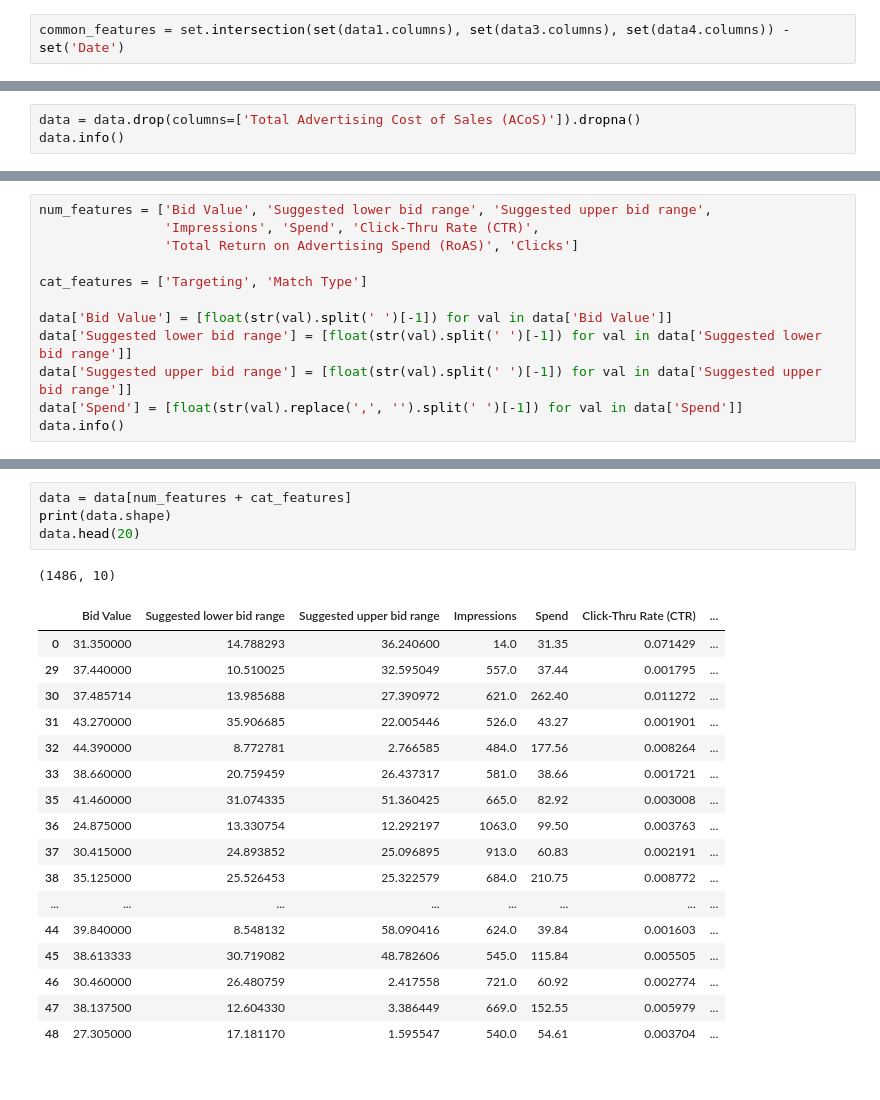
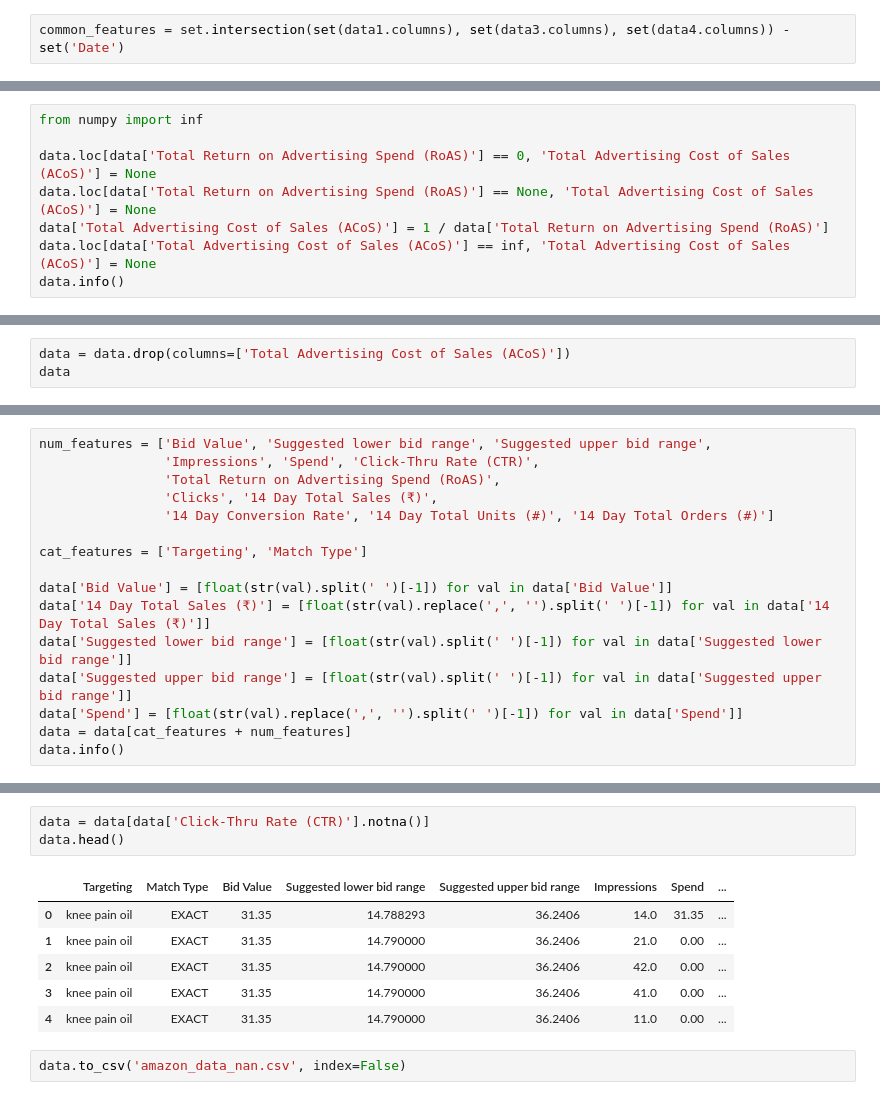
Before and after one commit to yokomeow/ad-campaign-RL, a Jupyter notebook: explore_dataset.ipynb, the cells around one changed output, grey strips where cells are left out. Cells and saved outputs as stored; diff of their text form.

```diff
--- a/explore_dataset.ipynb
+++ b/explore_dataset.ipynb
@@ -67,7 +71,12 @@ Data columns (total 20 columns):
 dtypes: float64(8), object(12)
 memory usage: 497.6+ KB
 # %%
-data = data.drop(columns=['Total Advertising Cost of Sales (ACoS)']).dropna()
+from numpy import inf
+
+data.loc[data['Total Return on Advertising Spend (RoAS)'] == 0, 'Total Advertising Cost of Sales (ACoS)'] = None
+data.loc[data['Total Return on Advertising Spend (RoAS)'] == None, 'Total Advertising Cost of Sales (ACoS)'] = None
+data['Total Advertising Cost of Sales (ACoS)'] = 1 / data['Total Return on Advertising Spend (RoAS)']
+data.loc[data['Total Advertising Cost of Sales (ACoS)'] == inf, 'Total Advertising Cost of Sales (ACoS)'] = None
 data.info()
 # %% [output]
 <class 'pandas.core.frame.DataFrame'>
@@ -113,0 +99,3 @@ Name: Total Return on Advertising Spend (RoAS), Length: 1486, dtype: float64
+# %%
+data = data.drop(columns=['Total Advertising Cost of Sales (ACoS)'])
+data
@@ -114,14 +116,18 @@ Name: Total Return on Advertising Spend (RoAS), Length: 1486, dtype: float64
 # %%
 num_features = ['Bid Value', 'Suggested lower bid range', 'Suggested upper bid range',
                 'Impressions', 'Spend', 'Click-Thru Rate (CTR)',
-                'Total Return on Advertising Spend (RoAS)', 'Clicks']
+                'Total Return on Advertising Spend (RoAS)',
+                'Clicks', '14 Day Total Sales (₹)',
+                '14 Day Conversion Rate', '14 Day Total Units (#)', '14 Day Total Orders (#)']
 
 cat_features = ['Targeting', 'Match Type']
 
 data['Bid Value'] = [float(str(val).split(' ')[-1]) for val in data['Bid Value']]
+data['14 Day Total Sales (₹)'] = [float(str(val).replace(',', '').split(' ')[-1]) for val in data['14 Day Total Sales (₹)']]
 data['Suggested lower bid range'] = [float(str(val).split(' ')[-1]) for val in data['Suggested lower bid range']]
 data['Suggested upper bid range'] = [float(str(val).split(' ')[-1]) for val in data['Suggested upper bid range']]
 data['Spend'] = [float(str(val).replace(',', '').split(' ')[-1]) for val in data['Spend']]
+data = data[cat_features + num_features]
 data.info()
 # %% [output]
 <class 'pandas.core.frame.DataFrame'>
@@ -144,23 +150,12 @@ memory usage: 232.2+ KB
 # %%
-data = data[num_features + cat_features]
-print(data.shape)
-data.head(20)
+data = data[data['Click-Thru Rate (CTR)'].notna()]
+data.head()
 # %% [output]
-(1486, 10)
-|  | Bid Value | Suggested lower bid range | Suggested upper bid range | Impressions | Spend | Click-Thru Rate (CTR) | ... |
-| 0 | 31.350000 | 14.788293 | 36.240600 | 14.0 | 31.35 | 0.071429 | ... |
-| 29 | 37.440000 | 10.510025 | 32.595049 | 557.0 | 37.44 | 0.001795 | ... |
-| 30 | 37.485714 | 13.985688 | 27.390972 | 621.0 | 262.40 | 0.011272 | ... |
-| 31 | 43.270000 | 35.906685 | 22.005446 | 526.0 | 43.27 | 0.001901 | ... |
-| 32 | 44.390000 | 8.772781 | 2.766585 | 484.0 | 177.56 | 0.008264 | ... |
-| 33 | 38.660000 | 20.759459 | 26.437317 | 581.0 | 38.66 | 0.001721 | ... |
-| 35 | 41.460000 | 31.074335 | 51.360425 | 665.0 | 82.92 | 0.003008 | ... |
-| 36 | 24.875000 | 13.330754 | 12.292197 | 1063.0 | 99.50 | 0.003763 | ... |
-| 37 | 30.415000 | 24.893852 | 25.096895 | 913.0 | 60.83 | 0.002191 | ... |
-| 38 | 35.125000 | 25.526453 | 25.322579 | 684.0 | 210.75 | 0.008772 | ... |
-| ... | ... | ... | ... | ... | ... | ... | ... |
-| 44 | 39.840000 | 8.548132 | 58.090416 | 624.0 | 39.84 | 0.001603 | ... |
-| 45 | 38.613333 | 30.719082 | 48.782606 | 545.0 | 115.84 | 0.005505 | ... |
-| 46 | 30.460000 | 26.480759 | 2.417558 | 721.0 | 60.92 | 0.002774 | ... |
-| 47 | 38.137500 | 12.604330 | 3.386449 | 669.0 | 152.55 | 0.005979 | ... |
-| 48 | 27.305000 | 17.181170 | 1.595547 | 540.0 | 54.61 | 0.003704 | ... |
+|  | Targeting | Match Type | Bid Value | Suggested lower bid range | Suggested upper bid range | Impressions | Spend | ... |
+| 0 | knee pain oil | EXACT | 31.35 | 14.788293 | 36.2406 | 14.0 | 31.35 | ... |
+| 1 | knee pain oil | EXACT | 31.35 | 14.790000 | 36.2406 | 21.0 | 0.00 | ... |
+| 2 | knee pain oil | EXACT | 31.35 | 14.790000 | 36.2406 | 42.0 | 0.00 | ... |
+| 3 | knee pain oil | EXACT | 31.35 | 14.790000 | 36.2406 | 41.0 | 0.00 | ... |
+| 4 | knee pain oil | EXACT | 31.35 | 14.790000 | 36.2406 | 11.0 | 0.00 | ... |
+# %%
+data.to_csv('amazon_data_nan.csv', index=False)
```
Also changed, not shown: parts of 22 cells of this notebook.
